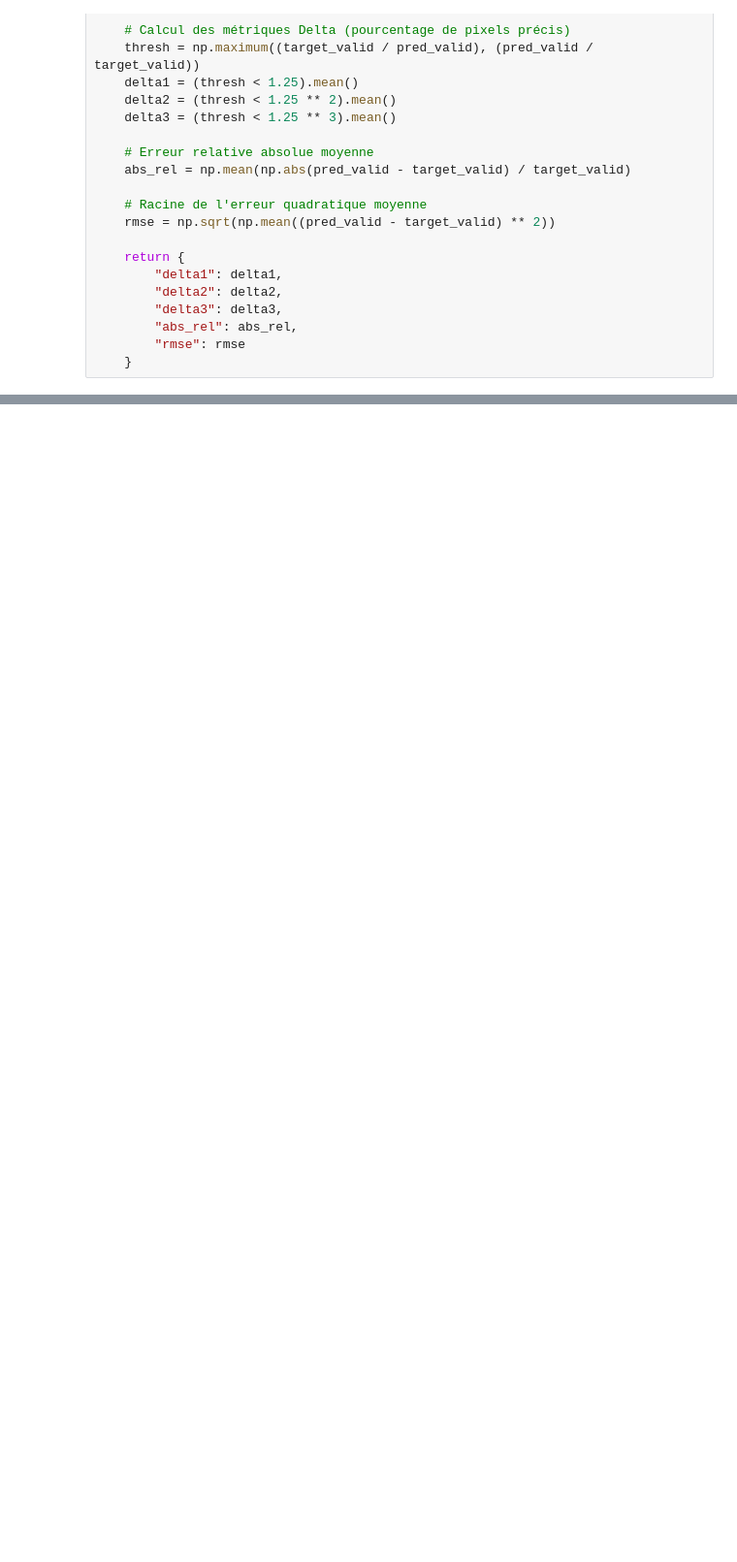
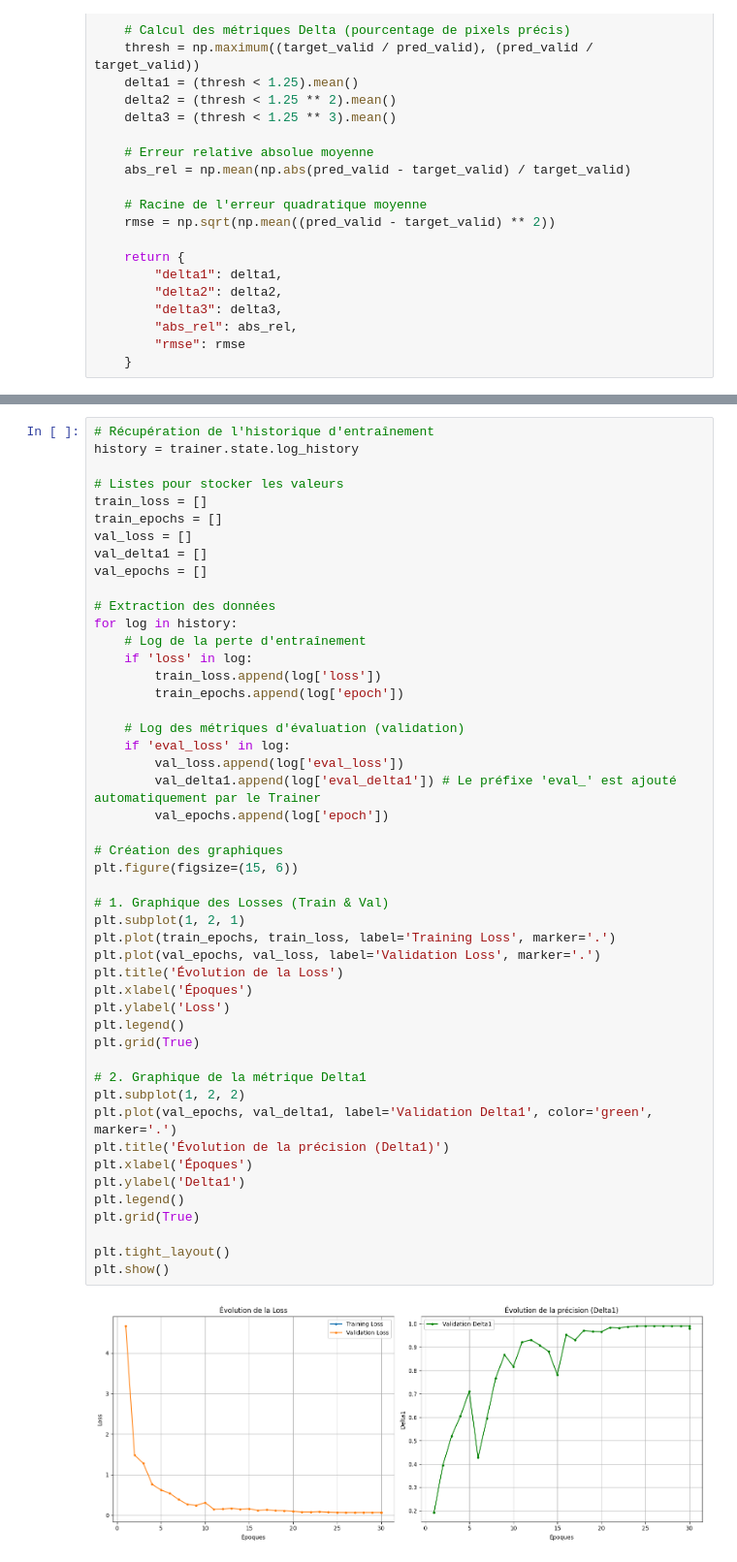
Before and after one commit to Nathan7128/LoRA-Depth-Anything, a Jupyter notebook: lora_depth_anything.ipynb, the cells around one changed output, grey strips where cells are left out. Shown at 97% size. Drawn from its saved outputs; the diff is of its cells as text; blank space fills up the shorter version.

```diff
--- a/lora_depth_anything.ipynb
+++ b/lora_depth_anything.ipynb
@@ -362,0 +305,50 @@ Résultats sur le Test Set :
+# %%
+# Récupération de l'historique d'entraînement
+history = trainer.state.log_history
+
+# Listes pour stocker les valeurs
+train_loss = []
+train_epochs = []
+val_loss = []
+val_delta1 = []
+val_epochs = []
+
+# Extraction des données
+for log in history:
+    # Log de la perte d'entraînement
+    if 'loss' in log:
+        train_loss.append(log['loss'])
+        train_epochs.append(log['epoch'])
+
+    # Log des métriques d'évaluation (validation)
+    if 'eval_loss' in log:
+        val_loss.append(log['eval_loss'])
+        val_delta1.append(log['eval_delta1']) # Le préfixe 'eval_' est ajouté automatiquement par le Trainer
+        val_epochs.append(log['epoch'])
+
+# Création des graphiques
+plt.figure(figsize=(15, 6))
+
+# 1. Graphique des Losses (Train & Val)
+plt.subplot(1, 2, 1)
+plt.plot(train_epochs, train_loss, label='Training Loss', marker='.')
+plt.plot(val_epochs, val_loss, label='Validation Loss', marker='.')
+plt.title('Évolution de la Loss')
+plt.xlabel('Époques')
+plt.ylabel('Loss')
+plt.legend()
+plt.grid(True)
+
+# 2. Graphique de la métrique Delta1
+plt.subplot(1, 2, 2)
+plt.plot(val_epochs, val_delta1, label='Validation Delta1', color='green', marker='.')
+plt.title('Évolution de la précision (Delta1)')
+plt.xlabel('Époques')
+plt.ylabel('Delta1')
+plt.legend()
+plt.grid(True)
+
+plt.tight_layout()
+plt.show()
+# %% [output]
+[figure, added]
```
Also changed, not shown: parts of 4 cells of this notebook, 1 other file.
